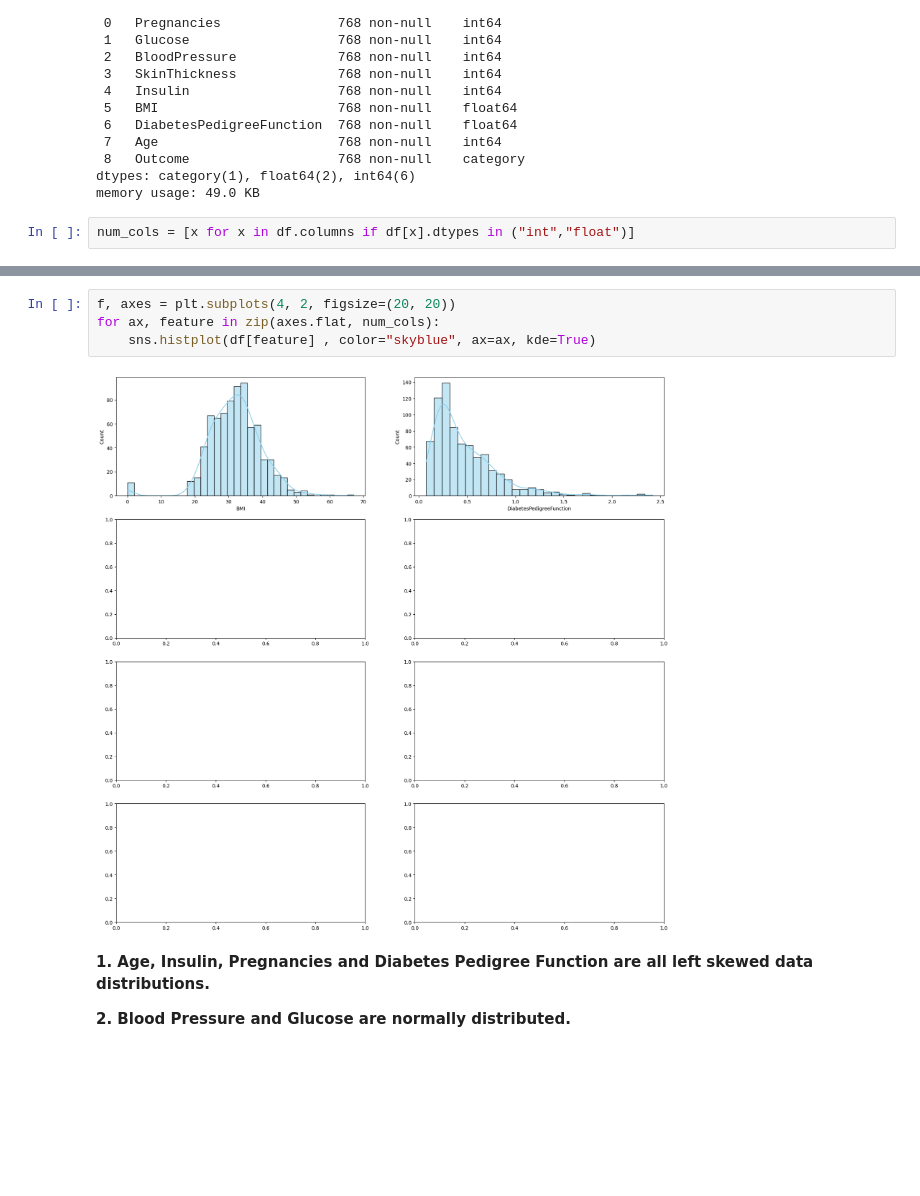
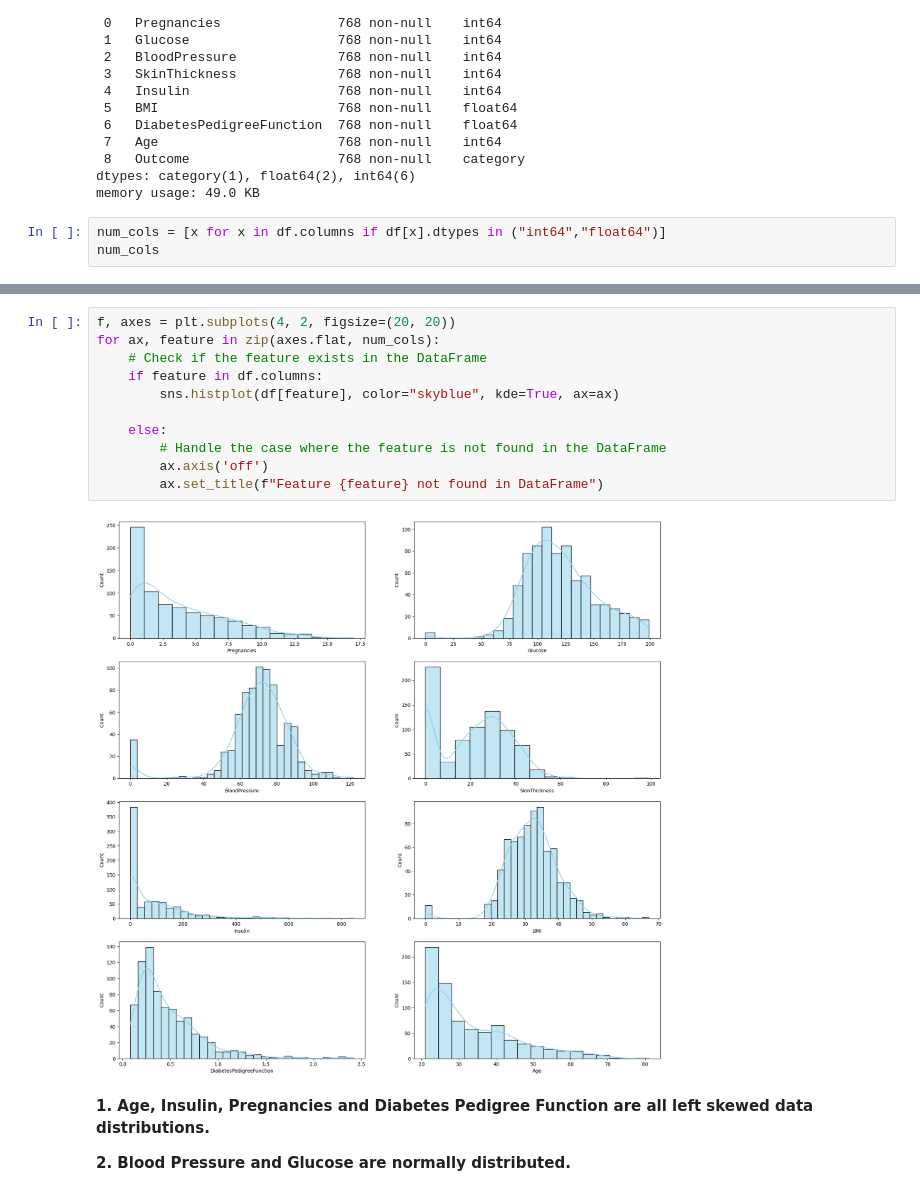
Before and after one commit to Tushar-1411/Data-Science-Masters-Course-Assignments-2023, a Jupyter notebook: Assignment_5th_April.ipynb, the cells around one changed output, grey strips where cells are left out. Cells and saved outputs as stored; diff of their text form; blank space fills up the shorter version.

```diff
--- a/Assignment_5th_April.ipynb
+++ b/Assignment_5th_April.ipynb
@@ -105,4 +105,5 @@ Data columns (total 9 columns):
 dtypes: category(1), float64(2), int64(6)
 memory usage: 49.0 KB
 # %%
-num_cols = [x for x in df.columns if df[x].dtypes in ("int","float")]
+num_cols = [x for x in df.columns if df[x].dtypes in ("int64","float64")]
+num_cols
@@ -109,9 +119,16 @@ num_cols = [x for x in df.columns if df[x].dtypes in ("int","float")]
 # %%
 f, axes = plt.subplots(4, 2, figsize=(20, 20))
 for ax, feature in zip(axes.flat, num_cols):
-    sns.histplot(df[feature] , color="skyblue", ax=ax, kde=True)
+    # Check if the feature exists in the DataFrame
+    if feature in df.columns:
+        sns.histplot(df[feature], color="skyblue", kde=True, ax=ax)
+
+    else:
+        # Handle the case where the feature is not found in the DataFrame
+        ax.axis('off')
+        ax.set_title(f"Feature {feature} not found in DataFrame")
 # %% [output]
-[figure, old version]
+[figure, new version]
 # %% [markdown]
 **1. Age, Insulin, Pregnancies and Diabetes Pedigree Function are all left skewed data distributions.**
 
```
Also changed, not shown: parts of 7 cells of this notebook.
